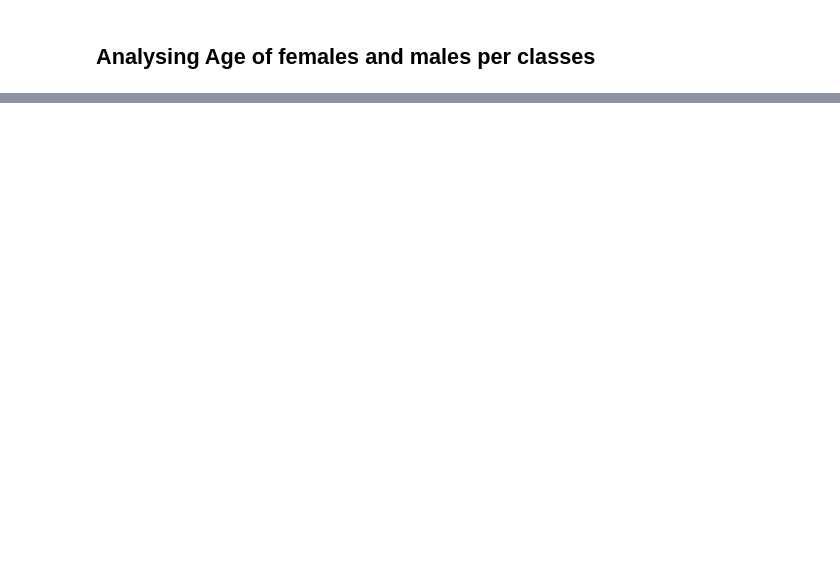
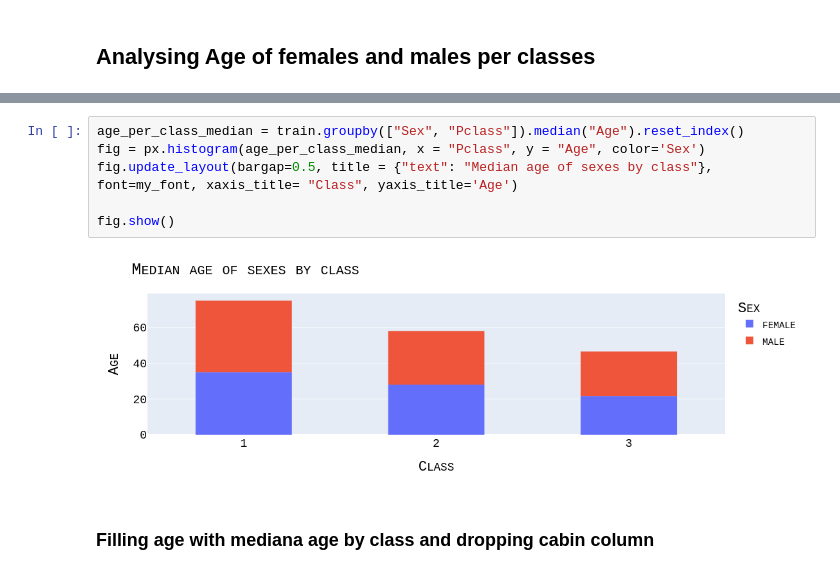
Before and after one commit to auserafim/ai-notebooks, a Jupyter notebook: titanic/titanic.ipynb, the cells around one changed output, grey strips where cells are left out. Drawn from its saved outputs; the diff is of its cells as text; blank space fills up the shorter version.

```diff
--- a/titanic/titanic.ipynb
+++ b/titanic/titanic.ipynb
@@ -271,0 +291,10 @@ fig.show()
+# %%
+age_per_class_median = train.groupby(["Sex", "Pclass"]).median("Age").reset_index()
+fig = px.histogram(age_per_class_median, x = "Pclass", y = "Age", color='Sex')
+fig.update_layout(bargap=0.5, title = {"text": "Median age of sexes by class"}, font=my_font, xaxis_title= "Class", yaxis_title='Age')
+
+fig.show()
+# %% [output]
+[figure, added]
+# %% [markdown]
+### Filling age with mediana age by class and dropping cabin column
```
Also changed, not shown: parts of 10 cells of this notebook.
